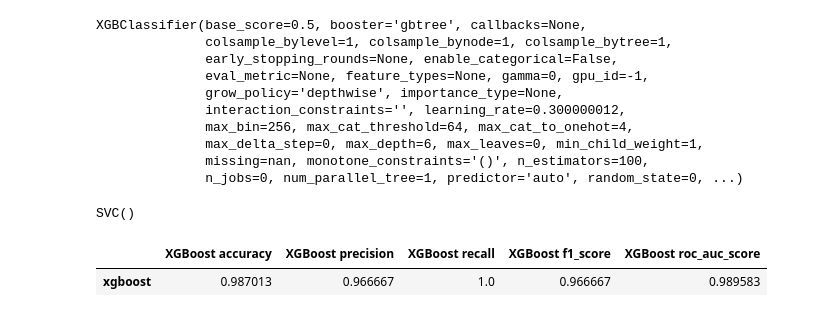
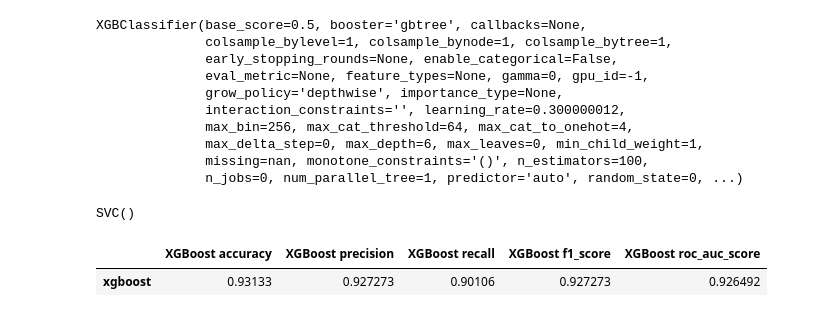
Before and after one commit to DrGero20/OSDA-big-hw, a Jupyter notebook: lazy_fca_bighw.ipynb, the cells around one changed output. Cells and saved outputs as stored; diff of their text form; code cells hidden in the pictures.

```diff
--- a/lazy_fca_bighw.ipynb
+++ b/lazy_fca_bighw.ipynb
@@ -333,16 +333,16 @@ SVC()
 from sklearn.metrics import roc_auc_score, f1_score, accuracy_score,\
      precision_score, recall_score
 # %%
-y_pred_RF = model_RF.predict(x_train)
-y_pred_XGB = model_XGB.predict(x_train)
-y_pred_SVC = model_SVC.predict(x_train)
+y_pred_RF = model_RF.predict(x_test)
+y_pred_XGB = model_XGB.predict(x_test)
+y_pred_SVC = model_SVC.predict(x_test)
 # %%
 # XGBoost
-pd.DataFrame({'XGBoost accuracy':accuracy_score(y_pred_XGB, y_train),
-             'XGBoost precision':precision_score(y_pred_XGB, y_train),
-             'XGBoost recall':recall_score(y_pred_XGB, y_train),
-             'XGBoost f1_score':precision_score(y_pred_XGB, y_train),
-             'XGBoost roc_auc_score':roc_auc_score(y_pred_XGB, y_train)},index=['xgboost'])
+pd.DataFrame({'XGBoost accuracy':accuracy_score(y_pred_XGB, y_test),
+             'XGBoost precision':precision_score(y_pred_XGB, y_test),
+             'XGBoost recall':recall_score(y_pred_XGB, y_test),
+             'XGBoost f1_score':precision_score(y_pred_XGB, y_test),
+             'XGBoost roc_auc_score':roc_auc_score(y_pred_XGB, y_test)},index=['xgboost'])
 # %% [output]
 |  | XGBoost accuracy | XGBoost precision | XGBoost recall | XGBoost f1_score | XGBoost roc_auc_score |
-| xgboost | 0.987013 | 0.966667 | 1.0 | 0.966667 | 0.989583 |
+| xgboost | 0.93133 | 0.927273 | 0.90106 | 0.927273 | 0.926492 |
```
